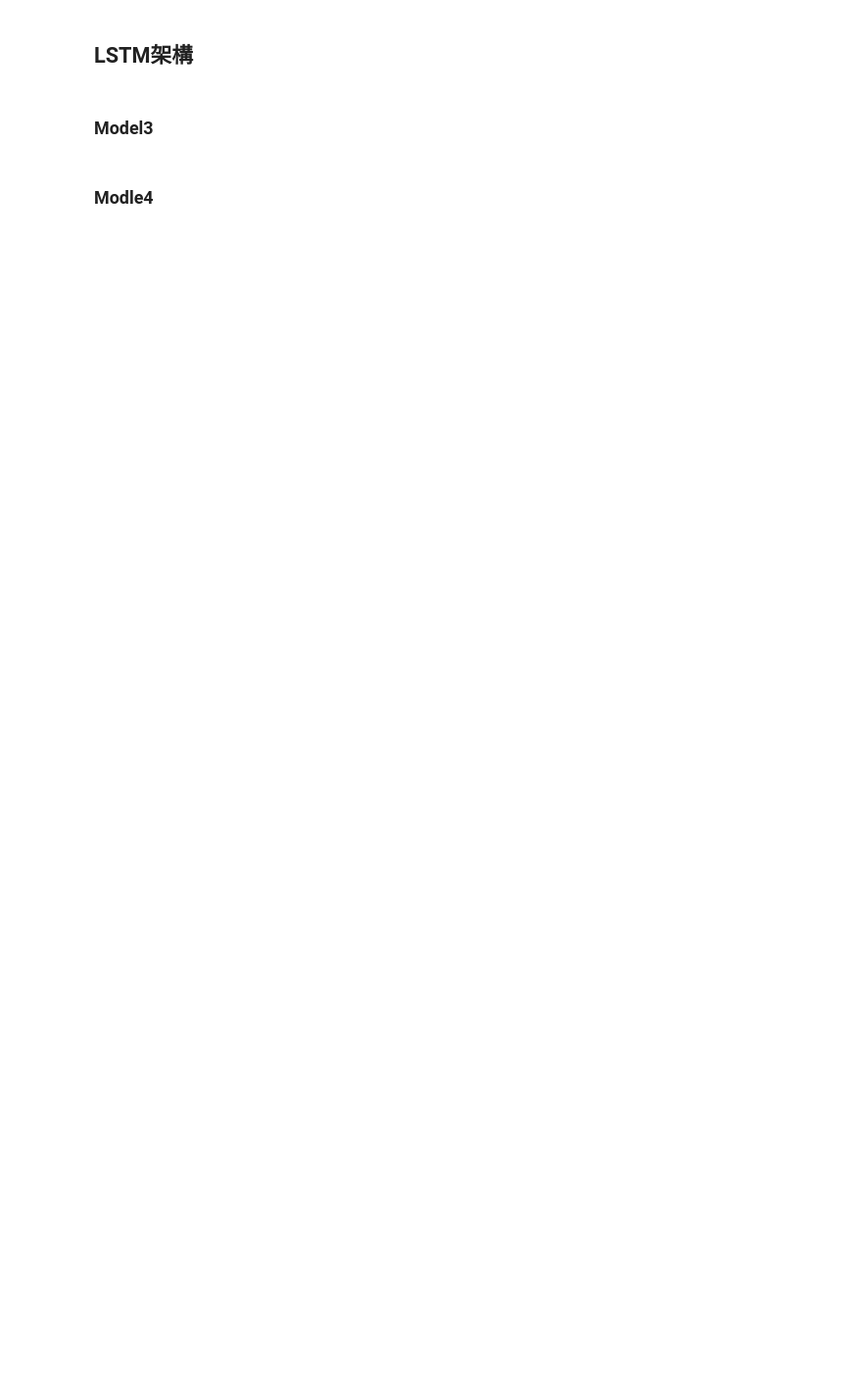
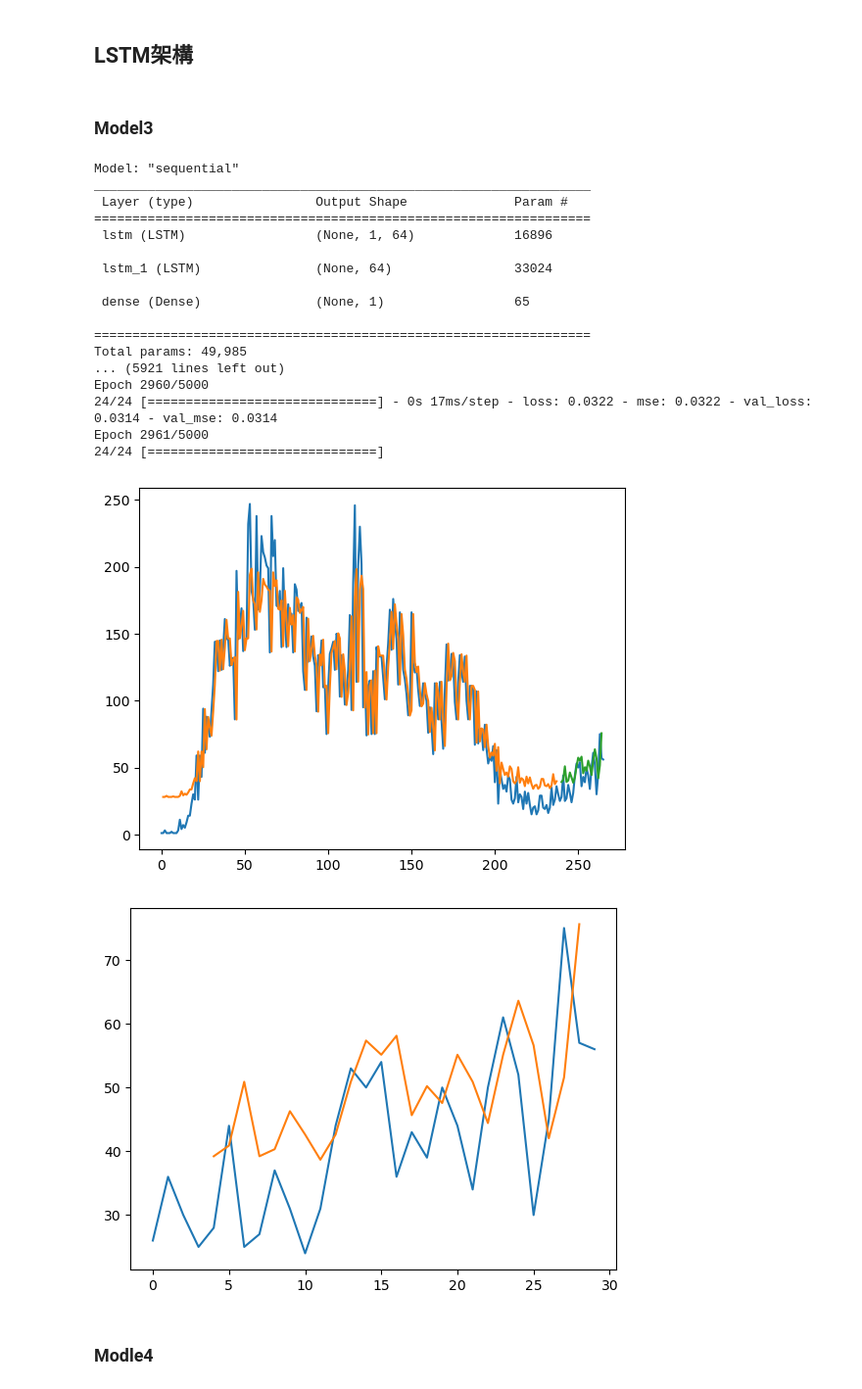
Before and after one commit to chiahsin0303/Project_TCU, a Jupyter notebook: 程式碼 ( .ipynb )/LSTM架構Model1~Model4.ipynb, the cells around one changed output. Shown at 98% size. Drawn from its saved outputs; the diff is of its cells as text; code cells hidden in the pictures; blank space fills up the shorter version.

```diff
--- a/程式碼 ( .ipynb )/LSTM架構Model1~Model4.ipynb
+++ b/程式碼 ( .ipynb )/LSTM架構Model1~Model4.ipynb
@@ -47,7 +51,7 @@ def create_dataset(dataset, look_back=1):
 	return numpy.array(dataX), numpy.array(dataY)
 
 # 載入訓練資料
-dataframe = read_csv(r'各縣市每日確診資料\台北市每日確診數.csv', usecols=[2], engine='python', skipfooter=0,encoding='utf-8')
+dataframe = read_csv(r'各縣市每日確診資料\澎湖縣每日確診數.csv', usecols=[2], engine='python', skipfooter=0,encoding='utf-8')
 dataframe=dataframe.drop(dataframe[dataframe['確定病例數']==0].index,axis=0)
 print(dataframe)
 #plt.plot(dataframe)
@@ -93,15 +113,15 @@ model.compile(loss='mean_squared_error', optimizer=sgd ,metrics=['mse'])
 
 
 model_checkpoint_callback = tf.keras.callbacks.ModelCheckpoint(
-    filepath="taipei_lstm_1000_3.keras",
+    filepath="penghu_lstm_5000_3.keras",
     save_weights_only=True,
     monitor='val_mse',
     mode='min',
     save_best_only=True)
 
 model.summary()
-history = model.fit(trainX, trainY,validation_data=(testX, testY), epochs=1000, batch_size=10, verbose=1,callbacks=[model_checkpoint_callback])
-model.save('taipei_lstm_1000_3.h5')
+history = model.fit(trainX, trainY,validation_data=(testX, testY), epochs=5000, batch_size=10, verbose=1,callbacks=[model_checkpoint_callback])
+model.save('penghu_County_lstm_5000_3.h5')
 # 預測
 trainPredict = model.predict(trainX)
 testPredict = model.predict(testX)
@@ -123,35 +143,55 @@ print('Test Score: %.2f RMSE' % (testScore))
 
 # 畫訓練資料趨勢圖
 # shift train predictions for plotting
 trainPredictPlot = numpy.empty_like(dataset)
 trainPredictPlot[:, :] = numpy.nan
 trainPredictPlot[look_back:len(trainPredict)+look_back, :] = trainPredict
 
 # 畫測試資料趨勢圖
 # shift test predictions for plotting
 testPredictPlot = numpy.empty_like(dataset)
 testPredictPlot[:, :] = numpy.nan
 testPredictPlot[len(trainPredict)+(look_back*2)+1:len(dataset)-1, :] = testPredict
 
 
 # 畫原始資料趨勢圖8
 # plot baseline and predictions
 plt.plot(scaler.inverse_transform(dataset))
 plt.plot(trainPredictPlot)
 plt.plot(testPredictPlot)
-plt.savefig('taipei_lstm_1000_plot_3.png')
+plt.savefig('penghu_County_lstm_5000_plot_3.png')
 plt.show()
 
 # shift test predictions for plotting
 testPredictPlot = np.empty_like(dataset)
 testPredictPlot[:, :] = np.nan
 testPredictPlot[len(trainPredict)+(look_back*2)+1:len(dataset)-1, :] = testPredict
 # plot baseline and predictions
 days=len(testPredictPlot)
 plt.plot(scaler.inverse_transform(dataset[days-30:,:]))
 plt.plot(testPredictPlot[days-30:,:])
-plt.savefig("taipei_lstm_1000_predict&real_3.png")
+plt.savefig("penghu_County_lstm_5000_predict&real_3.png")
 plt.show()
+# %% [output]
+Model: "sequential"
+_________________________________________________________________
+ Layer (type)                Output Shape              Param #
+=================================================================
+ lstm (LSTM)                 (None, 1, 64)             16896
+
+ lstm_1 (LSTM)               (None, 64)                33024
+
+ dense (Dense)               (None, 1)                 65
+
+=================================================================
+Total params: 49,985
+... (5921 lines left out)
+Epoch 2960/5000
+24/24 [==============================] - 0s 17ms/step - loss: 0.0322 - mse: 0.0322 - val_loss: 0.0314 - val_mse: 0.0314
+Epoch 2961/5000
+24/24 [==============================]
+[figure, added]
+[figure, added]
 # %% [markdown]
 ### Modle4
 # %%
```
Also changed, not shown: parts of 3 cells of this notebook.
